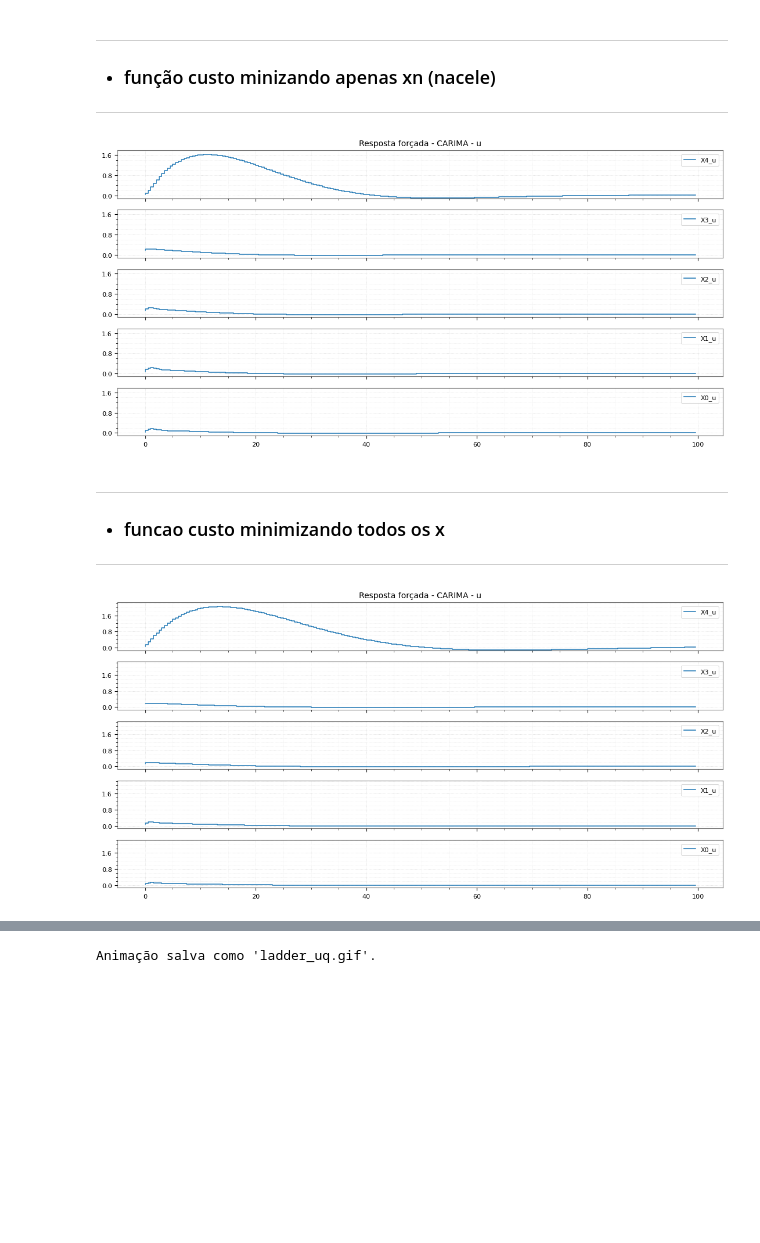
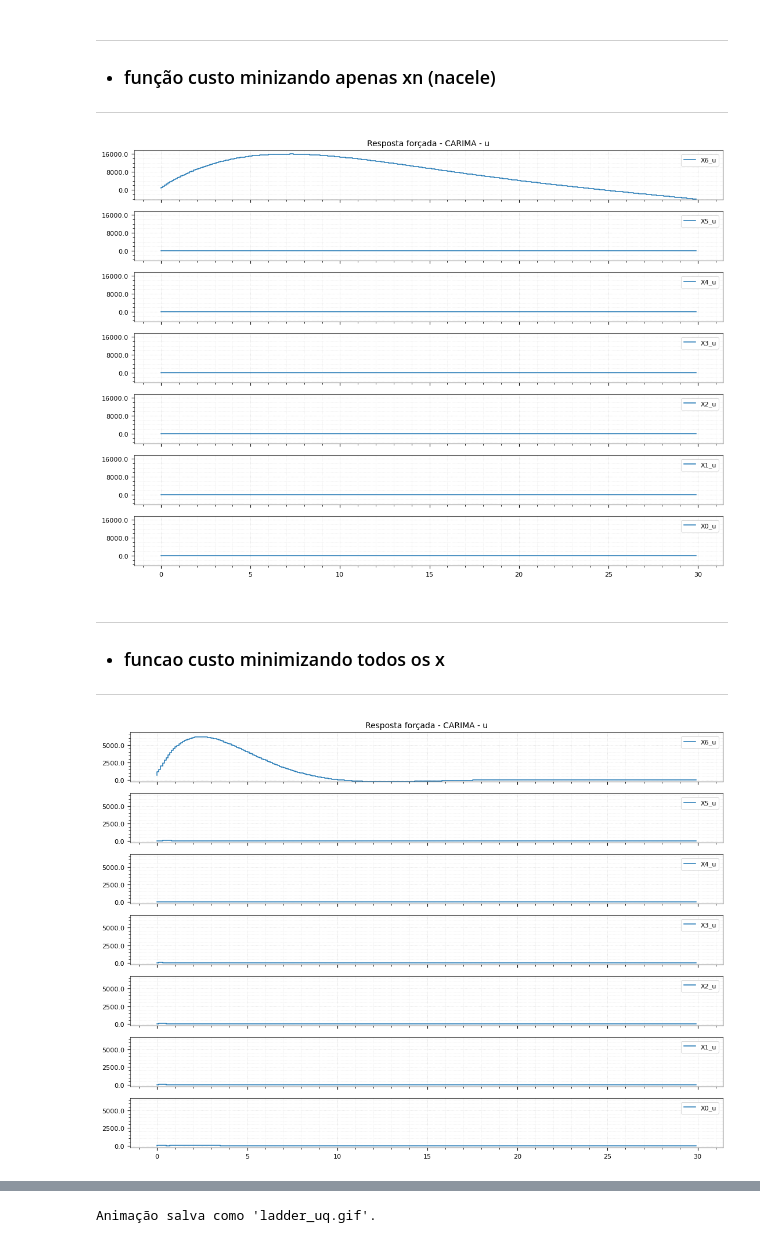
Before and after one commit to AlisonTristao/renovaveis, a Jupyter notebook: model.ipynb, the cells around one changed output, grey strips where cells are left out. Saved outputs shown, nothing was run; the diff lists cells and outputs as text; code cells hidden in the pictures; blank space fills up the shorter version.

```diff
--- a/model.ipynb
+++ b/model.ipynb
@@ -354,11 +354,11 @@ import numpy as np
 #       Dados do artigo (adicionei um k e c para o ATMD senao ele vai pro infinito)
 # -----------------------------
 
-'''n_node = 6
-m_ton  = np.array([2.16, 2.34, 2.25, 2.18, 2.56, 2.52, 1.175])      # [t]
-k_kN_m = np.array([555, 504, 407, 316, 221, 102, 90])               # [kN/m]
-c_kNs_m= np.array([3.26, 8.20, 4.72, 4.16, 3.18, 1.54, 1.00])       # [kNs/m]
+n_node = 6
 m_amd_ton = 0.175                                                   # [t]
+m_ton  = np.array([2.16, 2.34, 2.25, 2.18, 2.56, 2.52, m_amd_ton])      # [t]
+k_kN_m = np.array([555, 504, 407, 316, 221, 102, 10])               # [kN/m]
+c_kNs_m= np.array([3.26, 8.20, 4.72, 4.16, 3.18, 1.54, 0.50])       # [kNs/m]
 
 # Ajustei o ganho só pra plotar
 ton_to_kg   = 1e-3
@@ -367,9 +367,9 @@ kNs_to_Ns   = 1e-3
 
 m_arr  = (m_ton * ton_to_kg).tolist()
 k_arr = (k_kN_m * kN_to_N).tolist()
-c_arr = (c_kNs_m * kNs_to_Ns).tolist()'''
+c_arr = (c_kNs_m * kNs_to_Ns).tolist()
 
-n_node = 4
+'''n_node = 4
 
 # massas
 coef_m = 0.5
@@ -387,4 +387,4 @@ zeta_star = 0.7
 import math
 c_arr = [ 2.0*zeta_star*math.sqrt(k*m) for k, m in zip(k_arr, m_arr) ]
 
-beta_0 = 0.0033
+beta_0 = 0.0033'''
@@ -480,7 +482,7 @@ for hi in H_s_matriz:
 ---
 # %%
 # tempo de amostragem
-T = 0.5
+T = 0.1
 
 H_z_matriz = [[] for _ in range(H.rows)]
 
@@ -519,7 +521,7 @@ for hi in H_z_matriz:
 # %%
 # dados pra simular
 start = 0
-stop = 100
+stop = 30
 step = T
 step_continuo = 0.01
 time = np.arange(start, stop, step)
@@ -638,13 +640,13 @@ plot(time, y_controled, "Resposta forçada - CARIMA", cols_name)
 #plot_ladder_uq(time, y_controled[:-1], col_name=cols_name, x_label="deslocamento")
 #plot_ladder_uq_gif(time[:-10], y_controled[:-1], col_name=cols_name, x_label="Deslocamento máximo com controle [m]")
 # %% [output]
-[figure, old version]
+[figure, new version]
 # %% [markdown]
 ---
 * ### funcao custo minimizando todos os x
 ---
 # %%
-alpha_list = 0.01
+alpha_list = 0.8
 R_list = np.eye(N_u) * alpha_list
 Q_list = np.eye(N_y * n_node)
 delta_arr = [0.9**i for i in range(n_node, 0, -1)]
@@ -659,34 +661,34 @@ G_list = []
 for i in range(H.rows-1):
     F_i, G_i, M_i = generate_matrices(H_z_matriz[i][0], N_u, N_y, Ts=T)
     G_list.append(G_i)
 
 # retura as ultimas N_y linhas
 x_f = np.asarray(x_free).flatten()[:-N_y]
 G_list = np.vstack(G_list)
 
 # solution of quadratic problem
 K_list = np.linalg.inv(G_list.T @ Q_list @ G_list + R_list) @ G_list.T @ Q_list
 
 u_opt_matr = -K_list @ x_f
 
 y_controled_2 = [[] for _ in range(H.rows)]
 
 for i in range(H.rows):
         j = 0
         H_ij = H_z_matriz[i][j]
         y_free = y_pred[i][1][0]
         F_ij, G_ij, Mij = generate_matrices(H_ij, N_u, N_y, Ts=T)
         y_forced = G_ij @ u_opt_matr
         y_total = y_free + y_forced
         y_plot1 = [y_total, "X{}_{}".format(i, cols_name[j]), 'C0', None]
         y_controled_2[i].append(y_plot1)
 
 # plot
 plot(time, y_controled_2, "Resposta forçada - CARIMA", cols_name)
 #plot_ladder_uq(time, y_controled_2[:-1], col_name=cols_name, x_label="deslocamento")
 #plot_ladder_uq_gif(time[:-10], y_controled_2[:-1], col_name=cols_name, x_label="Deslocamento máximo com controle [m]")'''
 # %% [output]
-[figure, old version]
+[figure, new version]
 # %%
 # controled_total = [y_controled, y_controled_2]
 y_controled_total = [[] for _ in range(H.rows)]
```
Also changed, not shown: parts of 7 cells of this notebook, 2 other files.
